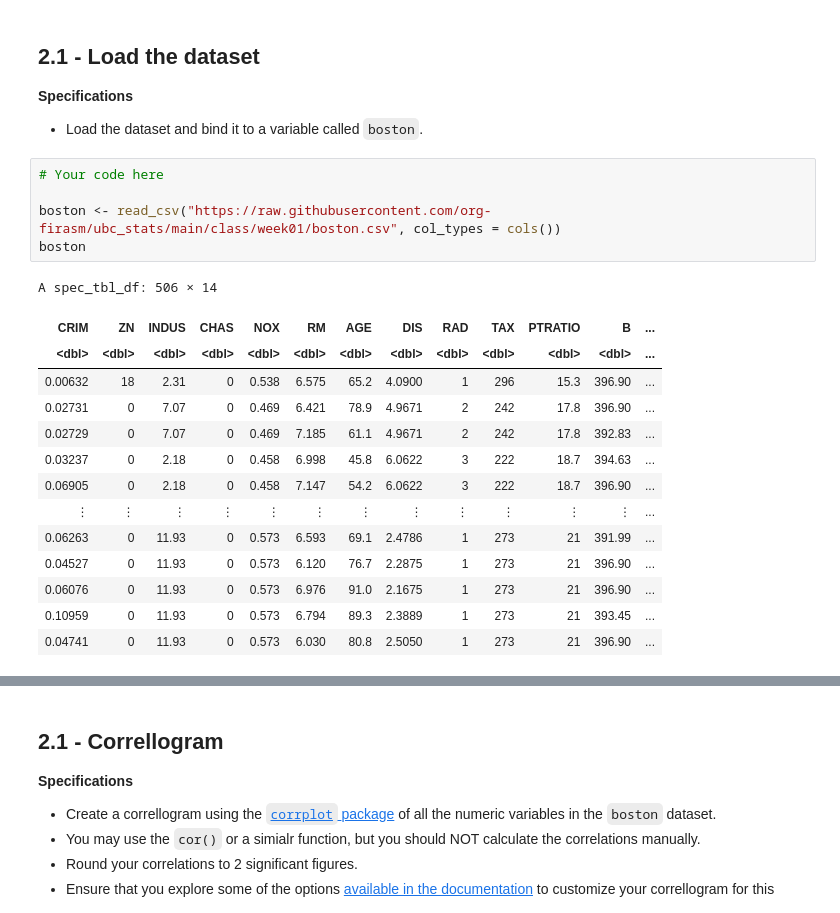
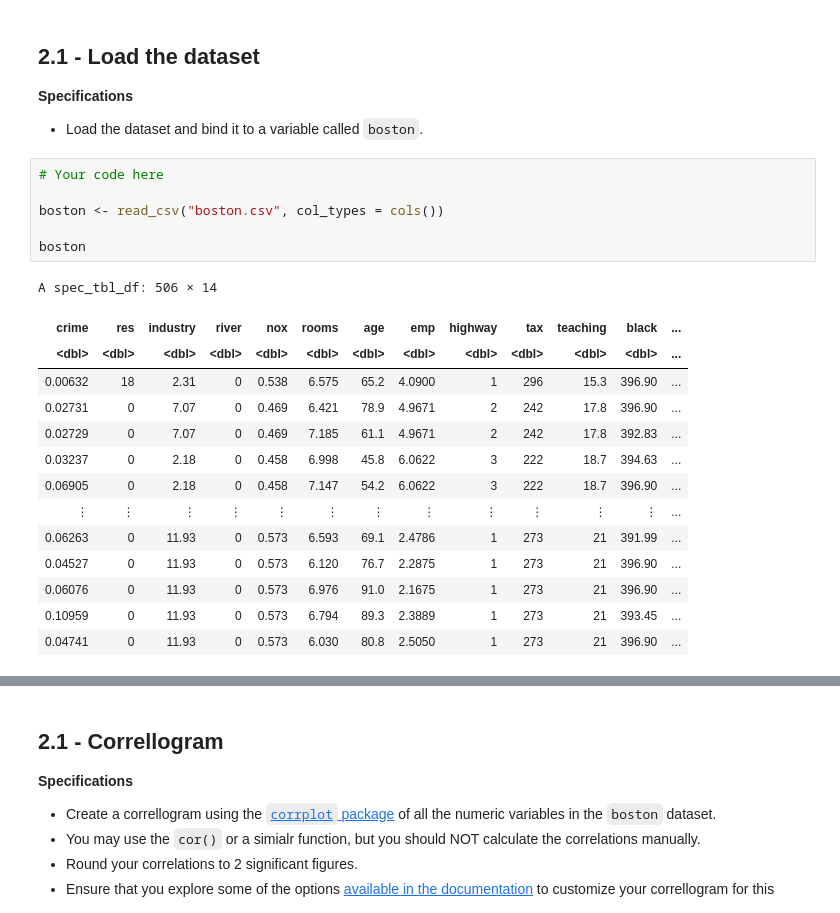
Before and after one commit to org-firasm/ubc_stats, a Jupyter notebook: class/week01/lab.ipynb, the cells around one changed output, grey strips where cells are left out. Drawn from its saved outputs; the diff is of its cells as text.

```diff
--- a/class/week01/lab.ipynb
+++ b/class/week01/lab.ipynb
@@ -119,11 +135,12 @@ The columns and their descriptions are provided below:
 # %%
 # Your code here
 
-boston <- read_csv("https://raw.githubusercontent.com/org-firasm/ubc_stats/main/class/week01/boston.csv", col_types = cols())
+boston <- read_csv("boston.csv", col_types = cols())
+
 boston
 # %% [output]
 A spec_tbl_df: 506 × 14
-| CRIM | ZN | INDUS | CHAS | NOX | RM | AGE | DIS | RAD | TAX | PTRATIO | B | ... |
+| crime | res | industry | river | nox | rooms | age | emp | highway | tax | teaching | black | ... |
 | <dbl> | <dbl> | <dbl> | <dbl> | <dbl> | <dbl> | <dbl> | <dbl> | <dbl> | <dbl> | <dbl> | <dbl> | ... |
 | 0.00632 | 18 | 2.31 | 0 | 0.538 | 6.575 | 65.2 | 4.0900 | 1 | 296 | 15.3 | 396.90 | ... |
 | 0.02731 | 0 | 7.07 | 0 | 0.469 | 6.421 | 78.9 | 4.9671 | 2 | 242 | 17.8 | 396.90 | ... |
```
Also changed, not shown: parts of 57 cells of this notebook, 6 other files.
